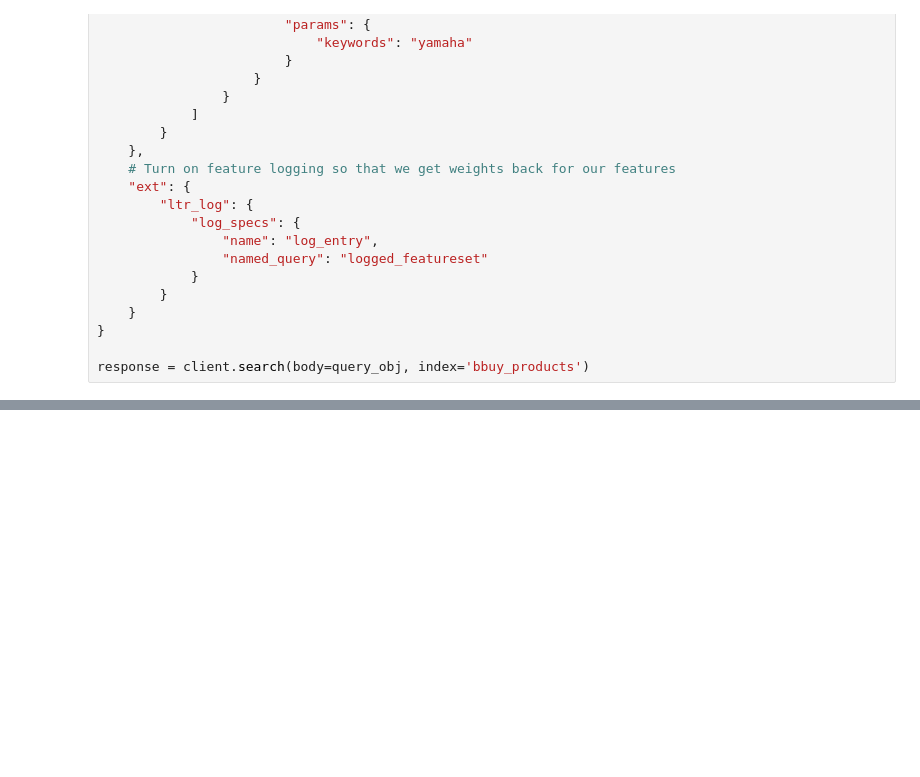
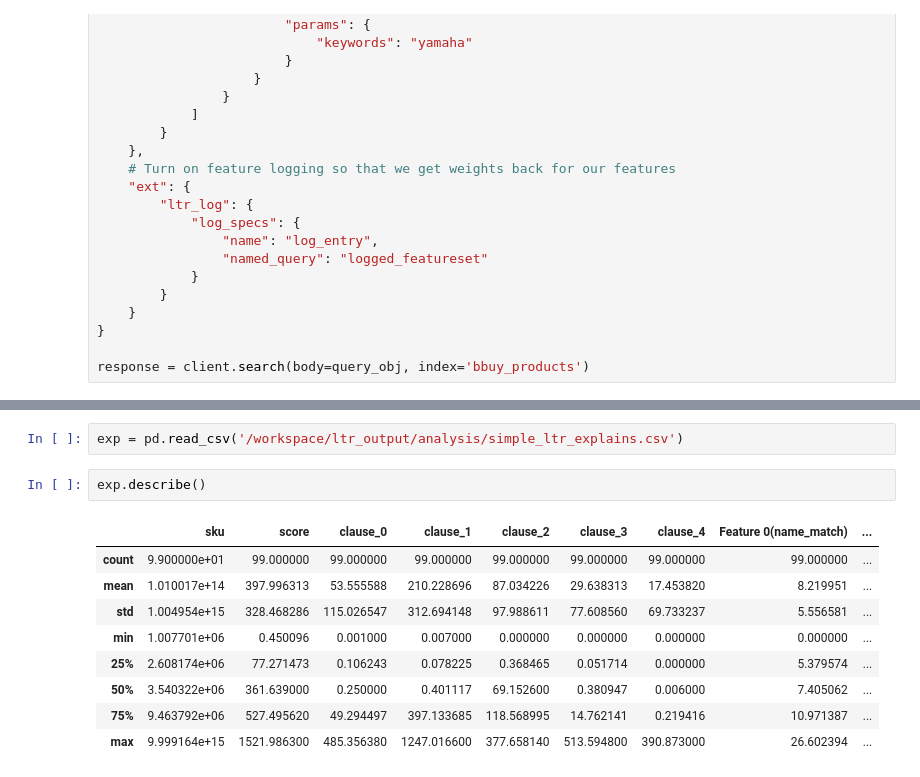
Before and after one commit to gsingers/search_with_machine_learning_course, a Jupyter notebook: notebook/ltr.ipynb, the cells around one changed output, grey strips where cells are left out. Saved outputs shown, nothing was run; the diff lists cells and outputs as text; blank space fills up the shorter version.

```diff
--- a/notebook/ltr.ipynb
+++ b/notebook/ltr.ipynb
@@ -523,0 +651,14 @@ for i, doc_id in enumerate([2052194, 2053166, 8523243, 9311586]):
+# %%
+exp = pd.read_csv('/workspace/ltr_output/analysis/simple_ltr_explains.csv')
+# %%
+exp.describe()
+# %% [output]
+|  | sku | score | clause_0 | clause_1 | clause_2 | clause_3 | clause_4 | Feature 0(name_match) | ... |
+| count | 9.900000e+01 | 99.000000 | 99.000000 | 99.000000 | 99.000000 | 99.000000 | 99.000000 | 99.000000 | ... |
+| mean | 1.010017e+14 | 397.996313 | 53.555588 | 210.228696 | 87.034226 | 29.638313 | 17.453820 | 8.219951 | ... |
+| std | 1.004954e+15 | 328.468286 | 115.026547 | 312.694148 | 97.988611 | 77.608560 | 69.733237 | 5.556581 | ... |
+| min | 1.007701e+06 | 0.450096 | 0.001000 | 0.007000 | 0.000000 | 0.000000 | 0.000000 | 0.000000 | ... |
+| 25% | 2.608174e+06 | 77.271473 | 0.106243 | 0.078225 | 0.368465 | 0.051714 | 0.000000 | 5.379574 | ... |
+| 50% | 3.540322e+06 | 361.639000 | 0.250000 | 0.401117 | 69.152600 | 0.380947 | 0.006000 | 7.405062 | ... |
+| 75% | 9.463792e+06 | 527.495620 | 49.294497 | 397.133685 | 118.568995 | 14.762141 | 0.219416 | 10.971387 | ... |
+| max | 9.999164e+15 | 1521.986300 | 485.356380 | 1247.016600 | 377.658140 | 513.594800 | 390.873000 | 26.602394 | ... |
```
Also changed, not shown: parts of 25 cells of this notebook, 6 other files.
